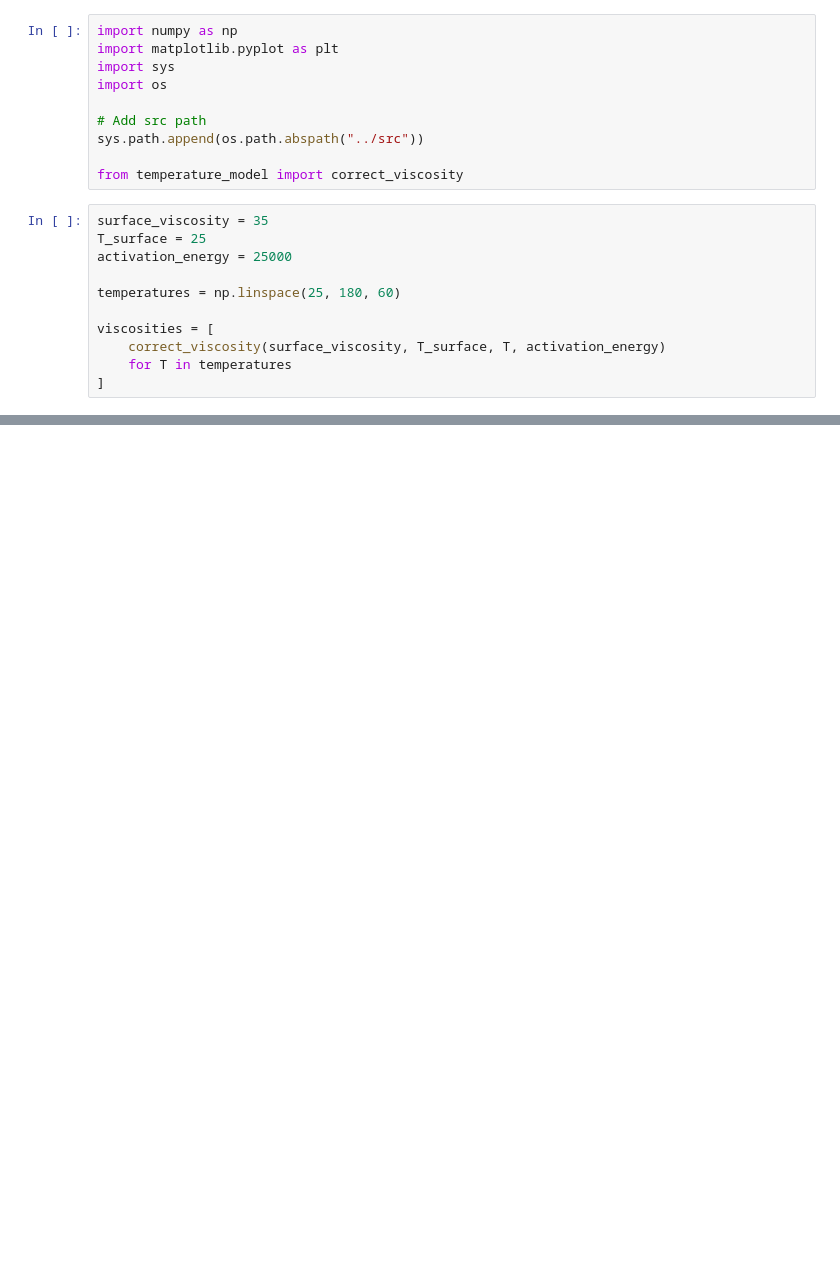
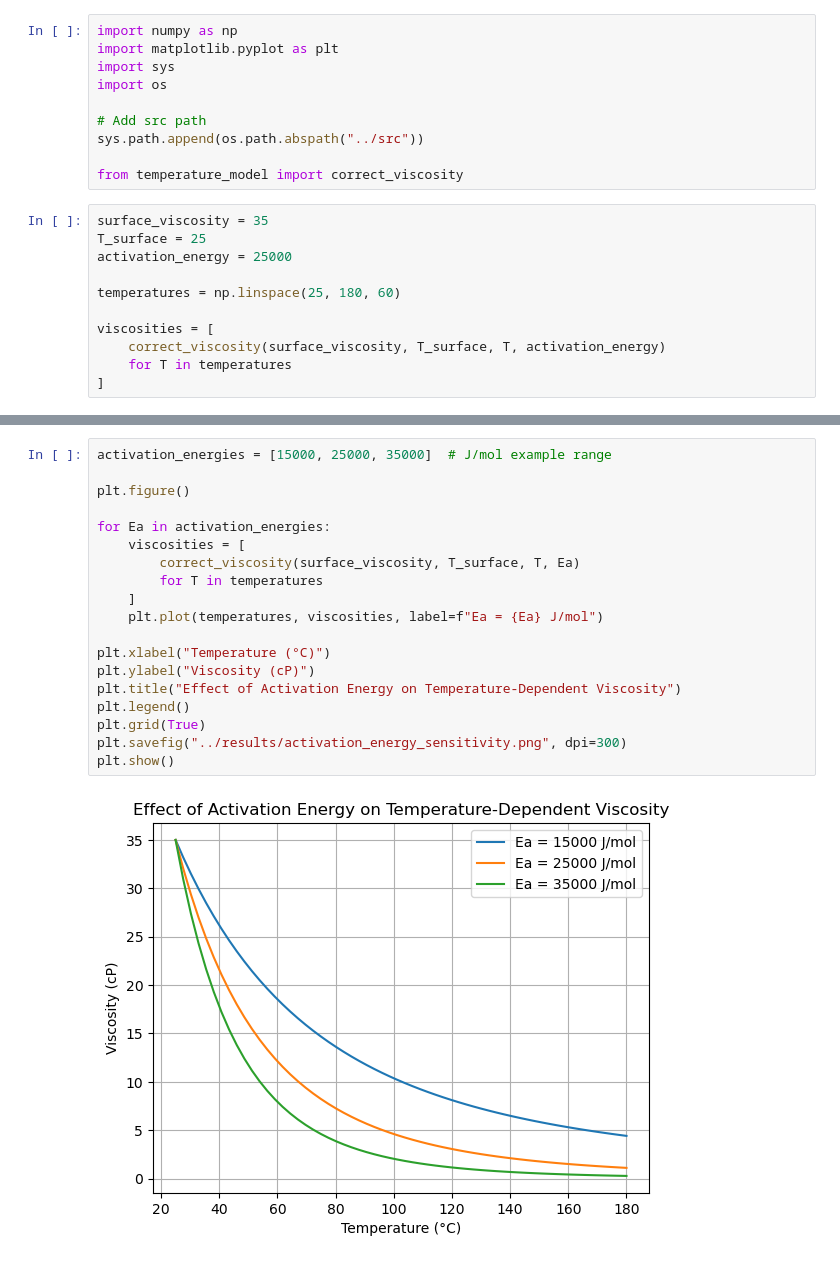
Before and after one commit to Bobi3828/drilling-analytics-engine, a Jupyter notebook: week_01_temperature_corrected_rheology/notebooks/temperature_sensitivity.ipynb, the cells around one changed output, grey strips where cells are left out. Drawn from its saved outputs; the diff is of its cells as text; blank space fills up the shorter version.

Commit message:
Week 1 Day 3: Added activation energy sensitivity analysis and input validation

```diff
--- a/week_01_temperature_corrected_rheology/notebooks/temperature_sensitivity.ipynb
+++ b/week_01_temperature_corrected_rheology/notebooks/temperature_sensitivity.ipynb
@@ -29,3 +30,24 @@ plt.grid(True)
 plt.show()
 # %% [output]
 [figure]
+# %%
+activation_energies = [15000, 25000, 35000]  # J/mol example range
+
+plt.figure()
+
+for Ea in activation_energies:
+    viscosities = [
+        correct_viscosity(surface_viscosity, T_surface, T, Ea)
+        for T in temperatures
+    ]
+    plt.plot(temperatures, viscosities, label=f"Ea = {Ea} J/mol")
+
+plt.xlabel("Temperature (°C)")
+plt.ylabel("Viscosity (cP)")
+plt.title("Effect of Activation Energy on Temperature-Dependent Viscosity")
+plt.legend()
+plt.grid(True)
+plt.savefig("../results/activation_energy_sensitivity.png", dpi=300)
+plt.show()
+# %% [output]
+[figure, added]
```
Also changed, not shown: parts of 1 cell of this notebook, 3 other files.
